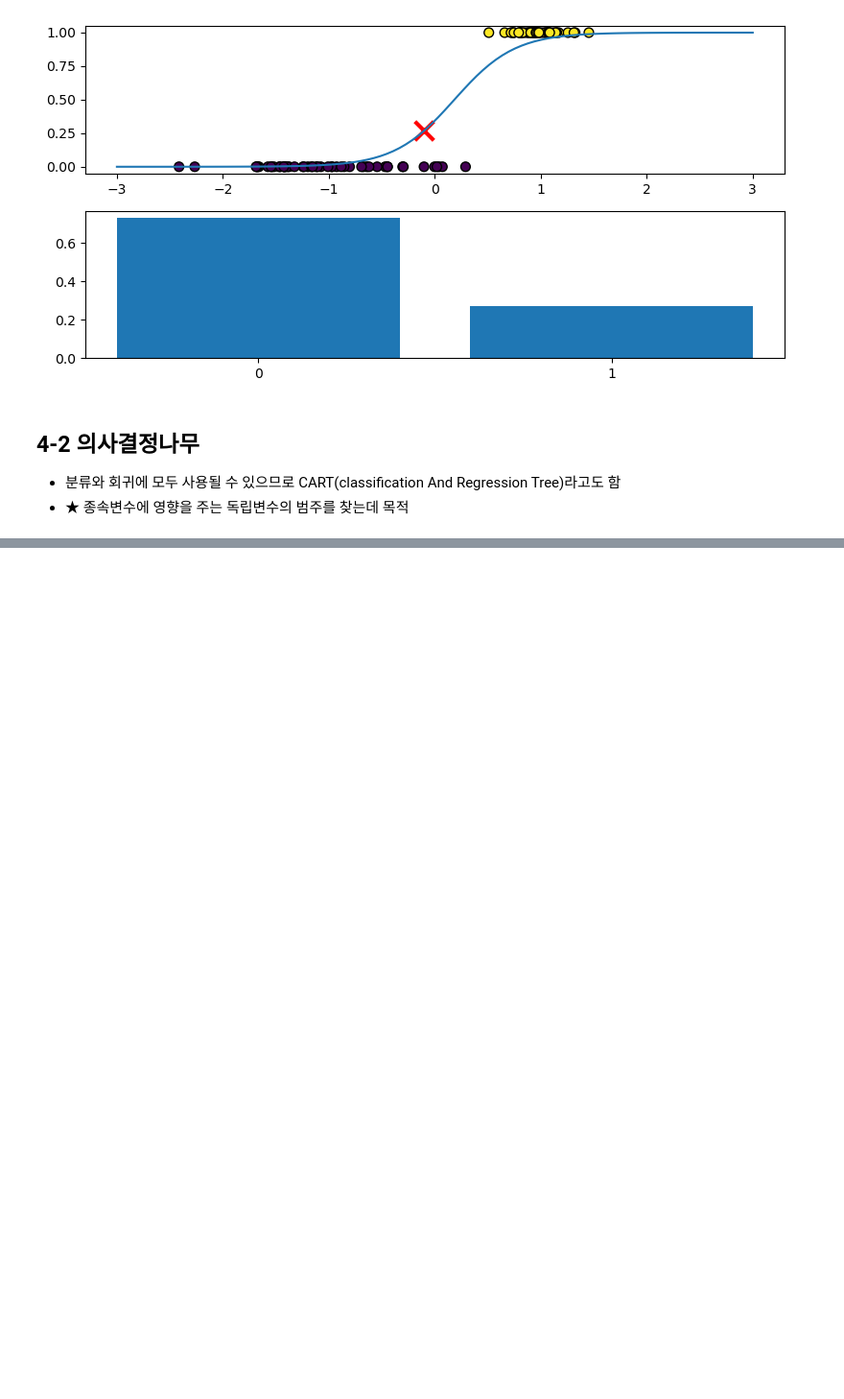
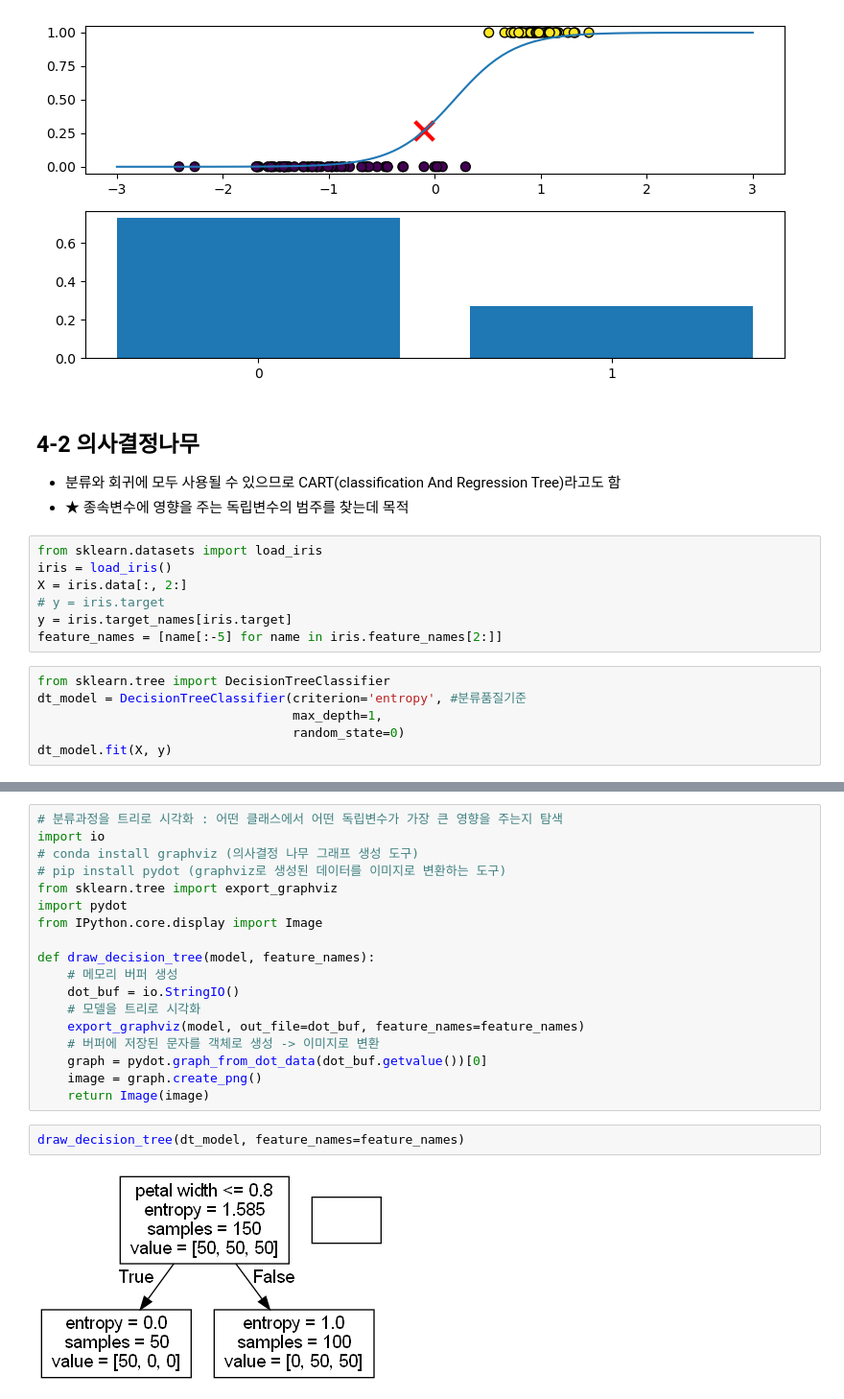
Before and after one commit to yisy0703/ai, a Jupyter notebook: source/13_MachineLearning/3장_분류분석.ipynb, the cells around one changed output, grey strips where cells are left out. Shown at 96% size. Drawn from its saved outputs; the diff is of its cells as text; blank space fills up the shorter version.

```diff
--- a/source/13_MachineLearning/3장_분류분석.ipynb
+++ b/source/13_MachineLearning/3장_분류분석.ipynb
@@ -322,3 +322,16 @@ plt.show()
 ## 4-2 의사결정나무
 - 분류와 회귀에 모두 사용될 수 있으므로 CART(classification And Regression Tree)라고도 함
 - ★ 종속변수에 영향을 주는 독립변수의 범주를 찾는데 목적
+# %%
+from sklearn.datasets import load_iris
+iris = load_iris()
+X = iris.data[:, 2:]
+# y = iris.target
+y = iris.target_names[iris.target]
+feature_names = [name[:-5] for name in iris.feature_names[2:]]
+# %%
+from sklearn.tree import DecisionTreeClassifier
+dt_model = DecisionTreeClassifier(criterion='entropy', #분류품질기준
+                                  max_depth=1,
+                                  random_state=0)
+dt_model.fit(X, y)
@@ -324,0 +347,22 @@ plt.show()
+# %%
+# 분류과정을 트리로 시각화 : 어떤 클래스에서 어떤 독립변수가 가장 큰 영향을 주는지 탐색
+import io
+# conda install graphviz (의사결정 나무 그래프 생성 도구)
+# pip install pydot (graphviz로 생성된 데이터를 이미지로 변환하는 도구)
+from sklearn.tree import export_graphviz
+import pydot
+from IPython.core.display import Image
+
+def draw_decision_tree(model, feature_names):
+    # 메모리 버퍼 생성
+    dot_buf = io.StringIO()
+    # 모델을 트리로 시각화
+    export_graphviz(model, out_file=dot_buf, feature_names=feature_names)
+    # 버퍼에 저장된 문자를 객체로 생성 -> 이미지로 변환
+    graph = pydot.graph_from_dot_data(dot_buf.getvalue())[0]
+    image = graph.create_png()
+    return Image(image)
+# %%
+draw_decision_tree(dt_model, feature_names=feature_names)
+# %% [output]
+[figure, added]
```
Also changed, not shown: parts of 5 cells of this notebook.
